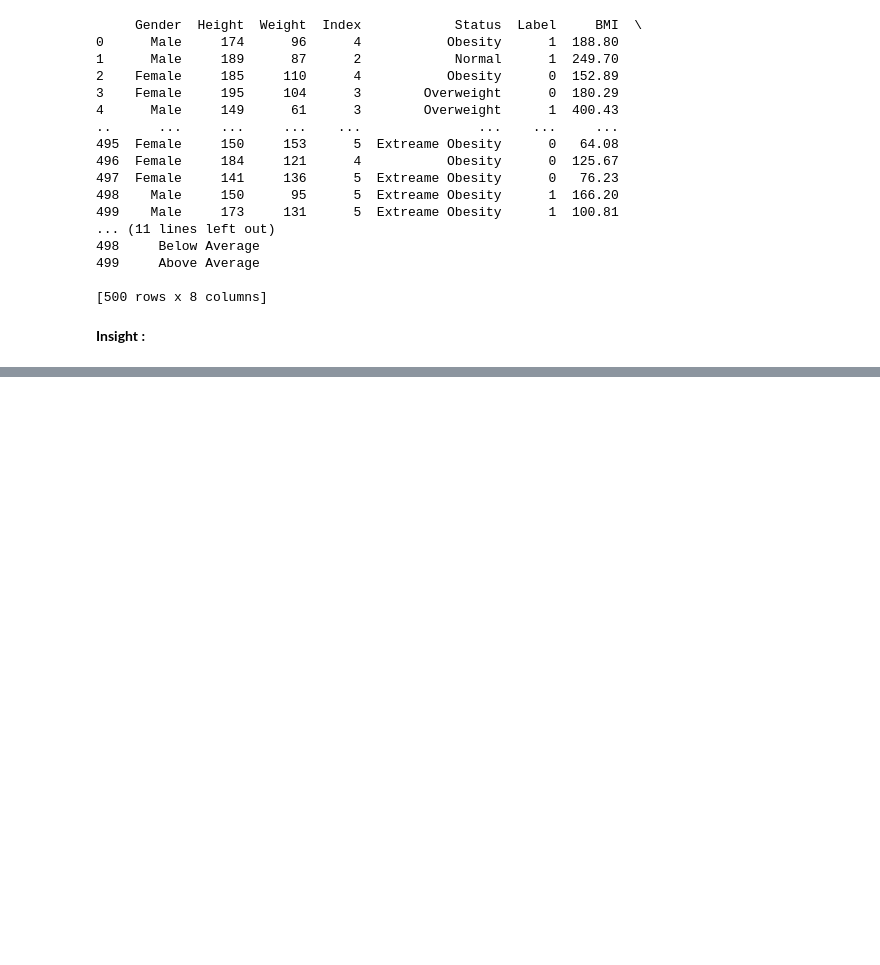
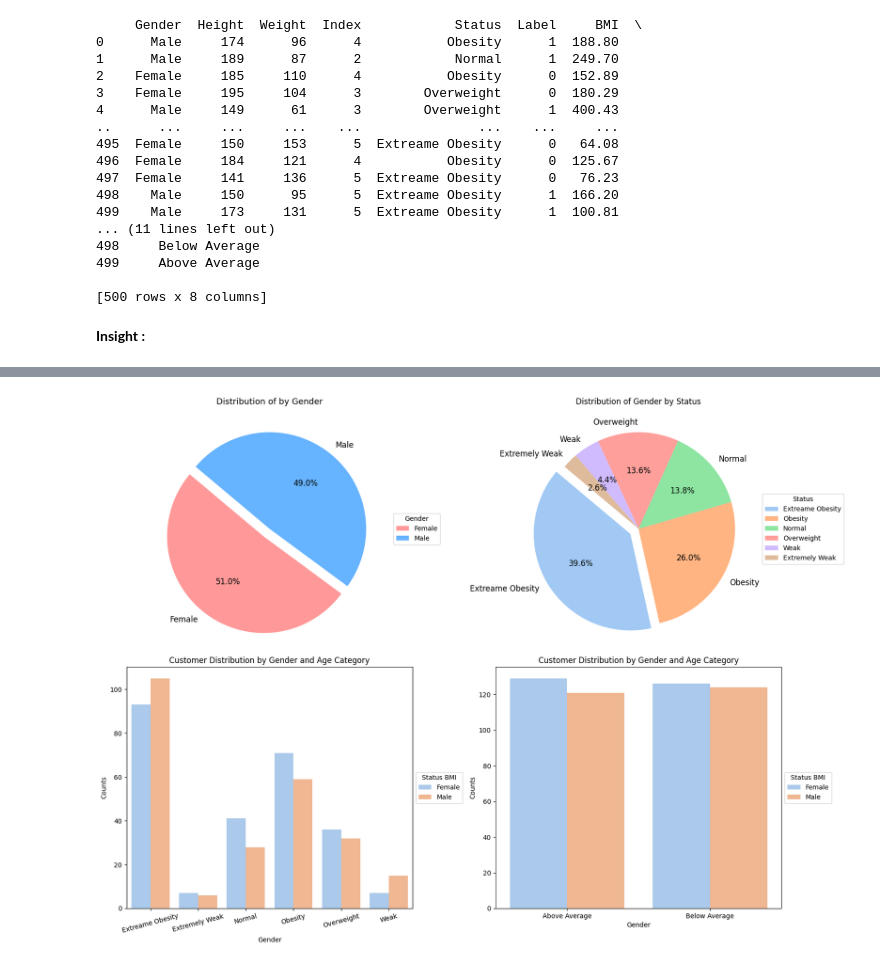
Before and after one commit to BlackBox-Ops/ML-BMI-Predict-, a Jupyter notebook: Notebook/exploratory_analysis.ipynb, the cells around one changed output, grey strips where cells are left out. Saved outputs shown, nothing was run; the diff lists cells and outputs as text; code cells hidden in the pictures; blank space fills up the shorter version.

Commit message:
melakukan penambahan code program untuk analisis pie chart,serta penambahan gambar hasil visualisasi di folder plots serta  memperbaiki kode progam yang error

```diff
--- a/Notebook/exploratory_analysis.ipynb
+++ b/Notebook/exploratory_analysis.ipynb
@@ -691,0 +701,51 @@ print(data)
+# %%
+# buat variabel untuk Jumlah kategori status BMI
+status_categoy_counts = data['Status'].value_counts()
+
+# Buat canvas Visualisasi dengan ukuran 16 x 12 yang terdiri dari 2 grid visualisais pada setiap 1 baris
+fig, axes = plt.subplots(2,2, figsize=(16, 12))
+
+gender_explode = [0.1, 0]   # Buat variabel untuk
+gender_counts = data['Gender'].value_counts()   # buat variabel untuk menghitung jumlah gender
+# buat visualisasi pie chart
+wedges, texts, autotexts = axes[0, 0].pie(
+    gender_counts, labels=gender_counts.index, autopct='%1.1f%%',
+    startangle=140, colors=['#ff9999','#66b3ff'], textprops={'fontsize': 12}, explode=gender_explode)
+
+axes[0,0].set_title('Distribution of by Gender', fontsize=13, fontfamily='sans serif')
+axes[0, 0].legend(wedges, gender_counts.index, title="Gender", loc="center left", bbox_to_anchor=(1, 0, 0.5, 1), fontsize=10)
+
+# Pie Chart untuk Kategori Usia
+age_category_explode = [0.1, 0, 0, 0, 0, 0]
+age_category_counts = data['Status'].value_counts()
+wedges, texts, autotexts = axes[0, 1].pie(
+    age_category_counts, labels=age_category_counts.index, autopct='%1.1f%%',
+    startangle=140, textprops={'fontsize': 12}, colors=sns.color_palette("pastel"), explode=age_category_explode)
+
+axes[0, 1].set_title('Distribution of Gender by Status')
+axes[0, 1].legend(wedges, age_category_counts.index, title="Status", loc="center left", bbox_to_anchor=(1, 0, 0.5, 1), fontsize=10)
+
+# Bar Chart untuk Gender dan Kategori Usia Group by Gender dan AgeCategory untuk pie chart dan bar chart
+grouped_df = data.groupby(['Gender', 'Status']).size().reset_index(name='Counts')
+sns.barplot(x='Status', y='Counts', hue='Gender', data=grouped_df, palette='pastel', ax=axes[1, 0])
+
+axes[1, 0].legend(title='Status BMI', loc="center left", bbox_to_anchor=(1, 0, 0.5, 1), fontsize=10)
+axes[1, 0].set_title('Customer Distribution by Gender and Age Category')
+axes[1, 0].set_xlabel('Gender')
+axes[1, 0].set_ylabel('Counts')
+axes[1, 0].set_xticklabels(axes[1, 0].get_xticklabels(), rotation=15)
+
+# Bar Chart untuk Gender dan Kategori Usia Group by Gender dan AgeCategory untuk pie chart dan bar chart
+grouped_df = data.groupby(['weight_comparison', 'Gender']).size().reset_index(name='Counts')
+sns.barplot(x='weight_comparison', y='Counts', hue='Gender', data=grouped_df, palette='pastel', ax=axes[1, 1])
+
+axes[1, 1].legend(title='Status BMI', loc="center left", bbox_to_anchor=(1, 0, 0.5, 1), fontsize=10)
+axes[1, 1].set_title('Customer Distribution by Gender and Age Category')
+axes[1, 1].set_xlabel('Gender')
+axes[1, 1].set_ylabel('Counts')
+
+plt.savefig('Comparison Pie chart Gender.png')
+plt.tight_layout()
+plt.show()
+# %% [output]
+[figure, added]
```
Also changed, not shown: parts of 15 cells of this notebook, 3 other files.
